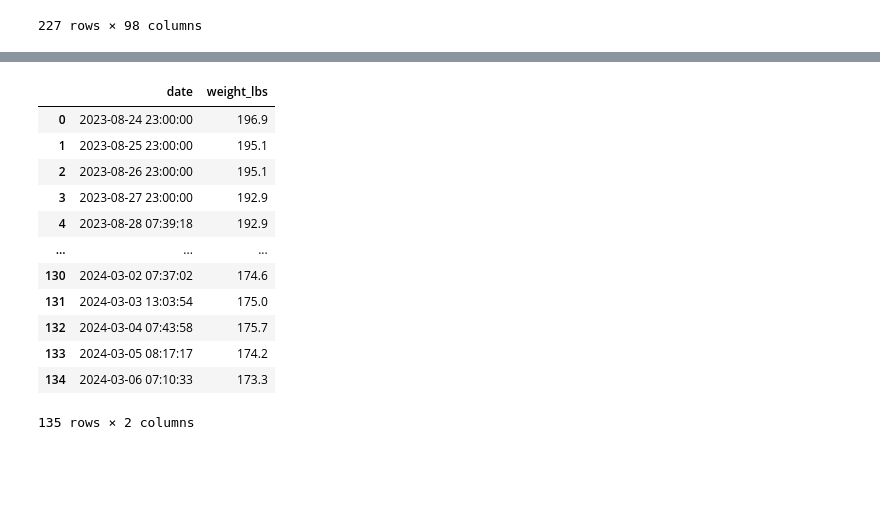
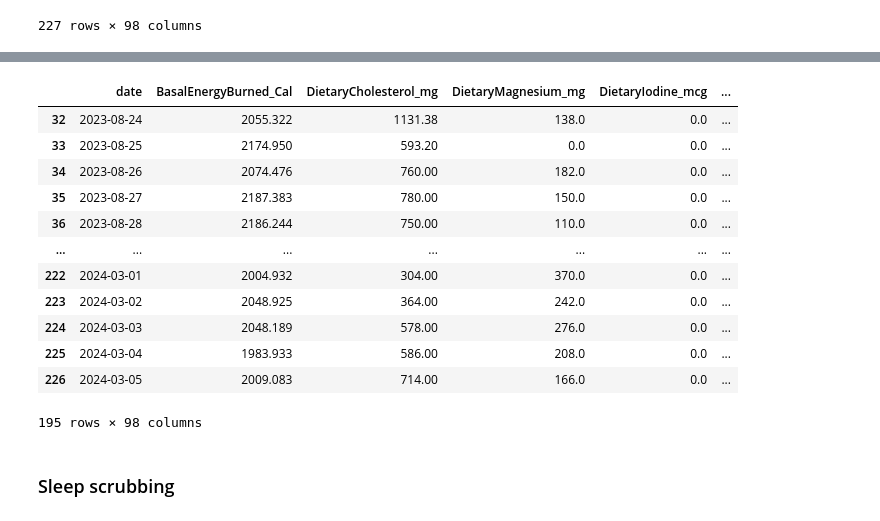
Before and after one commit to bennettandrewm/guess_my_weight, a Jupyter notebook: guess_my_weight.ipynb, the cells around one changed output, grey strips where cells are left out. Cells and saved outputs as stored; diff of their text form; code cells hidden in the pictures; blank space fills up the shorter version.

```diff
--- a/guess_my_weight.ipynb
+++ b/guess_my_weight.ipynb
@@ -296,24 +244,0 @@ array(['BasalEnergyBurned_Cal', 'DietaryCholesterol_mg',
-# %%
-#create a new dataframe of just the weight and one data from the existing quantity_df
-weight_df = quantity_df.loc[quantity_df['type'].str.contains('BodyMass_lb')]
-
-#drop extra columns, resett index and rename columns
-weight_df = weight_df.drop(['Unnamed: 0', 'type', 'creationDate', 'endDate'], axis = 1)
-weight_df = weight_df.sort_values('startDate')
-weight_df = weight_df.reset_index(drop=True)
-weight_df.rename(columns={'startDate': 'date', 'value': 'weight_lbs'}, inplace=True)
-weight_df
-# %% [output]
-|  | date | weight_lbs |
-| 0 | 2023-08-24 23:00:00 | 196.9 |
-| 1 | 2023-08-25 23:00:00 | 195.1 |
-| 2 | 2023-08-26 23:00:00 | 195.1 |
-| 3 | 2023-08-27 23:00:00 | 192.9 |
-| 4 | 2023-08-28 07:39:18 | 192.9 |
-| ... | ... | ... |
-| 130 | 2024-03-02 07:37:02 | 174.6 |
-| 131 | 2024-03-03 13:03:54 | 175.0 |
-| 132 | 2024-03-04 07:43:58 | 175.7 |
-| 133 | 2024-03-05 08:17:17 | 174.2 |
-| 134 | 2024-03-06 07:10:33 | 173.3 |
-135 rows × 2 columns
@@ -322,0 +245,19 @@ weight_df['date'] = pd.to_datetime(weight_df['date']).dt.date
+# %%
+new_df = new_df[new_df['date'] > dt.date(2023, 8, 23)]
+new_df
+# %% [output]
+|  | date | BasalEnergyBurned_Cal | DietaryCholesterol_mg | DietaryMagnesium_mg | DietaryIodine_mcg | ... |
+| 32 | 2023-08-24 | 2055.322 | 1131.38 | 138.0 | 0.0 | ... |
+| 33 | 2023-08-25 | 2174.950 | 593.20 | 0.0 | 0.0 | ... |
+| 34 | 2023-08-26 | 2074.476 | 760.00 | 182.0 | 0.0 | ... |
+| 35 | 2023-08-27 | 2187.383 | 780.00 | 150.0 | 0.0 | ... |
+| 36 | 2023-08-28 | 2186.244 | 750.00 | 110.0 | 0.0 | ... |
+| ... | ... | ... | ... | ... | ... | ... |
+| 222 | 2024-03-01 | 2004.932 | 304.00 | 370.0 | 0.0 | ... |
+| 223 | 2024-03-02 | 2048.925 | 364.00 | 242.0 | 0.0 | ... |
+| 224 | 2024-03-03 | 2048.189 | 578.00 | 276.0 | 0.0 | ... |
+| 225 | 2024-03-04 | 1983.933 | 586.00 | 208.0 | 0.0 | ... |
+| 226 | 2024-03-05 | 2009.083 | 714.00 | 166.0 | 0.0 | ... |
+195 rows × 98 columns
+# %% [markdown]
+### Sleep scrubbing
```
Also changed, not shown: parts of 32 cells of this notebook.
